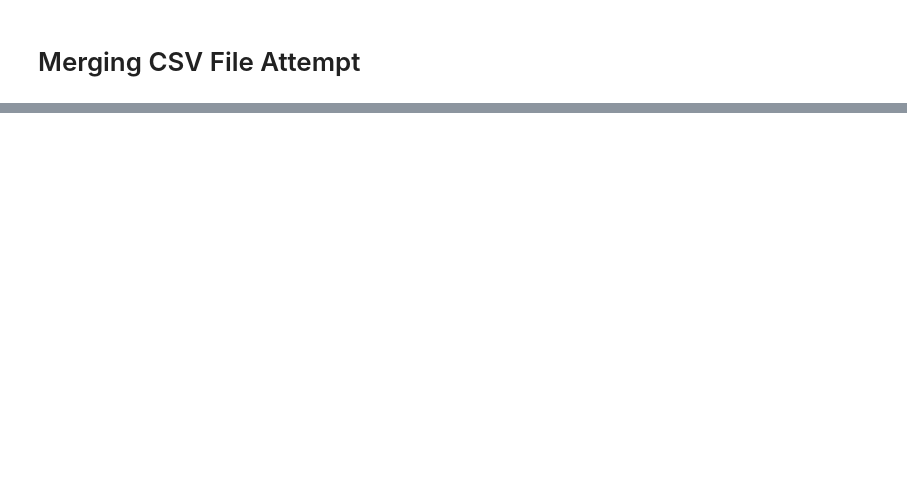
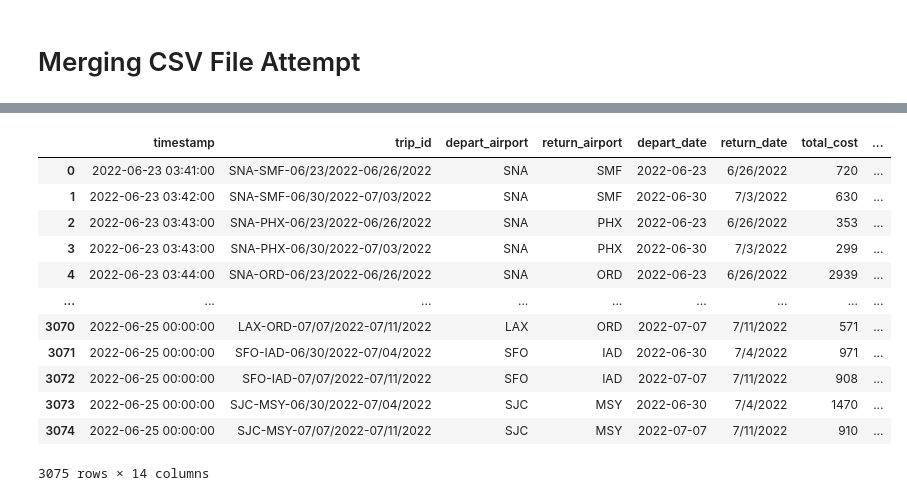
Before and after one commit to ecmorrow1/SWeetDeals, a Jupyter notebook: Merge CSV Attempt.ipynb, the cells around one changed output, grey strips where cells are left out. Cells and saved outputs as stored; diff of their text form; code cells hidden in the pictures; blank space fills up the shorter version.

Commit message:
total_min time diff column

```diff
--- a/Merge CSV Attempt.ipynb
+++ b/Merge CSV Attempt.ipynb
@@ -74,3 +82,6 @@ out.to_csv(path2,index=False)
 #     db_string = f"postgresql://postgres:{db_password}@127.0.0.1:5432/SWeetDeals"
 #     engine = create_engine(db_string)
 #     out.to_sql(name='FlightInfo', con=engine, if_exists='replace')
+# %%
+df = out
+df.head()
@@ -76,0 +95,7 @@ out.to_csv(path2,index=False)
+# %%
+# Get Difference between purchase date and departure date
+df['timestamp'] = pd.to_datetime(df['timestamp'])
+df['depart_date'] = pd.to_datetime(df['depart_date'])
+
+# Create New Column 'day_before_purchase'
+df['day_before_purchase'] = df['timestamp'] - df['depart_date']
@@ -76,0 +187,17 @@ out.to_csv(path2,index=False)
+# %%
+df2 = df
+df2
+# %% [output]
+|  | timestamp | trip_id | depart_airport | return_airport | depart_date | return_date | total_cost | ... |
+| 0 | 2022-06-23 03:41:00 | SNA-SMF-06/23/2022-06/26/2022 | SNA | SMF | 2022-06-23 | 6/26/2022 | 720 | ... |
+| 1 | 2022-06-23 03:42:00 | SNA-SMF-06/30/2022-07/03/2022 | SNA | SMF | 2022-06-30 | 7/3/2022 | 630 | ... |
+| 2 | 2022-06-23 03:43:00 | SNA-PHX-06/23/2022-06/26/2022 | SNA | PHX | 2022-06-23 | 6/26/2022 | 353 | ... |
+| 3 | 2022-06-23 03:43:00 | SNA-PHX-06/30/2022-07/03/2022 | SNA | PHX | 2022-06-30 | 7/3/2022 | 299 | ... |
+| 4 | 2022-06-23 03:44:00 | SNA-ORD-06/23/2022-06/26/2022 | SNA | ORD | 2022-06-23 | 6/26/2022 | 2939 | ... |
+| ... | ... | ... | ... | ... | ... | ... | ... | ... |
+| 3070 | 2022-06-25 00:00:00 | LAX-ORD-07/07/2022-07/11/2022 | LAX | ORD | 2022-07-07 | 7/11/2022 | 571 | ... |
+| 3071 | 2022-06-25 00:00:00 | SFO-IAD-06/30/2022-07/04/2022 | SFO | IAD | 2022-06-30 | 7/4/2022 | 971 | ... |
+| 3072 | 2022-06-25 00:00:00 | SFO-IAD-07/07/2022-07/11/2022 | SFO | IAD | 2022-07-07 | 7/11/2022 | 908 | ... |
+| 3073 | 2022-06-25 00:00:00 | SJC-MSY-06/30/2022-07/04/2022 | SJC | MSY | 2022-06-30 | 7/4/2022 | 1470 | ... |
+| 3074 | 2022-06-25 00:00:00 | SJC-MSY-07/07/2022-07/11/2022 | SJC | MSY | 2022-07-07 | 7/11/2022 | 910 | ... |
+3075 rows × 14 columns
```
Also changed, not shown: parts of 32 cells of this notebook, 2 other files.
